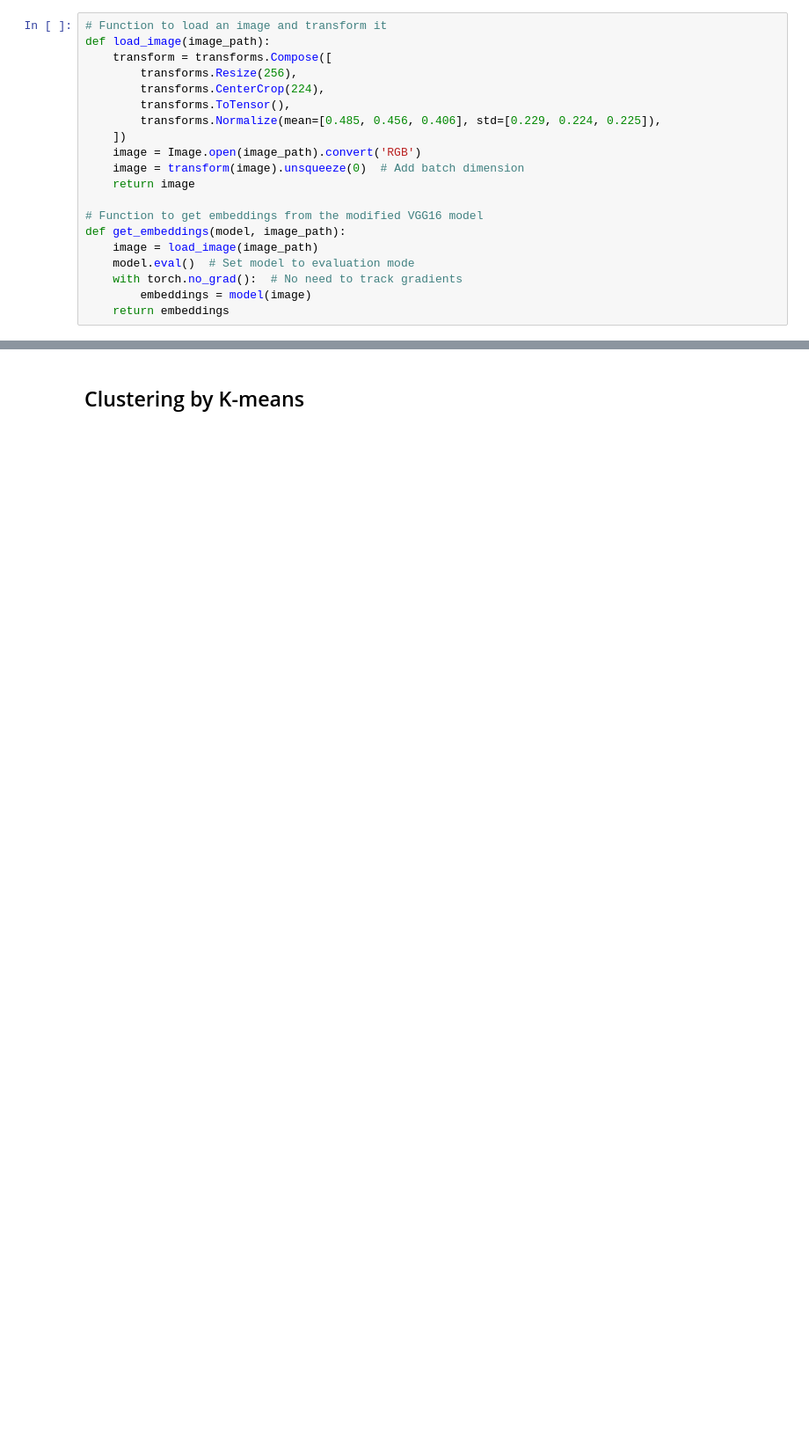
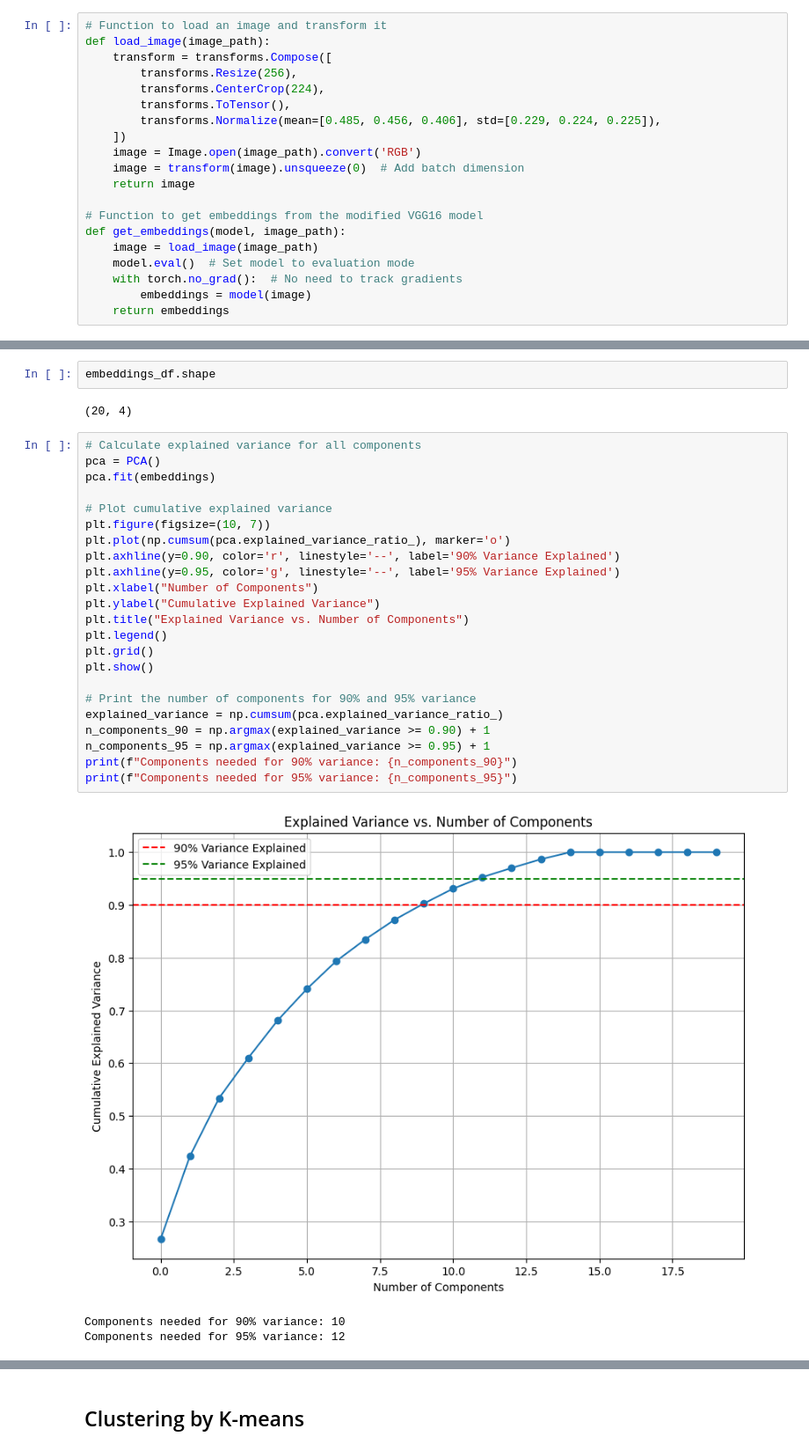
Before and after one commit to luciannijman/STREET, a Jupyter notebook: street.ipynb, the cells around one changed output, grey strips where cells are left out. Shown at 88% size. Drawn from its saved outputs; the diff is of its cells as text; blank space fills up the shorter version.

```diff
--- a/street.ipynb
+++ b/street.ipynb
@@ -134,0 +192,31 @@ tensor([[0.0000, 0.0000, 0.0000,  ..., 0.0000, 1.8926, 0.0000]])
+# %%
+embeddings_df.shape
+# %% [output]
+(20, 4)
+# %%
+# Calculate explained variance for all components
+pca = PCA()
+pca.fit(embeddings)
+
+# Plot cumulative explained variance
+plt.figure(figsize=(10, 7))
+plt.plot(np.cumsum(pca.explained_variance_ratio_), marker='o')
+plt.axhline(y=0.90, color='r', linestyle='--', label='90% Variance Explained')
+plt.axhline(y=0.95, color='g', linestyle='--', label='95% Variance Explained')
+plt.xlabel("Number of Components")
+plt.ylabel("Cumulative Explained Variance")
+plt.title("Explained Variance vs. Number of Components")
+plt.legend()
+plt.grid()
+plt.show()
+
+# Print the number of components for 90% and 95% variance
+explained_variance = np.cumsum(pca.explained_variance_ratio_)
+n_components_90 = np.argmax(explained_variance >= 0.90) + 1
+n_components_95 = np.argmax(explained_variance >= 0.95) + 1
+print(f"Components needed for 90% variance: {n_components_90}")
+print(f"Components needed for 95% variance: {n_components_95}")
+# %% [output]
+[figure, added]
+Components needed for 90% variance: 10
+Components needed for 95% variance: 12
```
Also changed, not shown: parts of 9 cells of this notebook.
